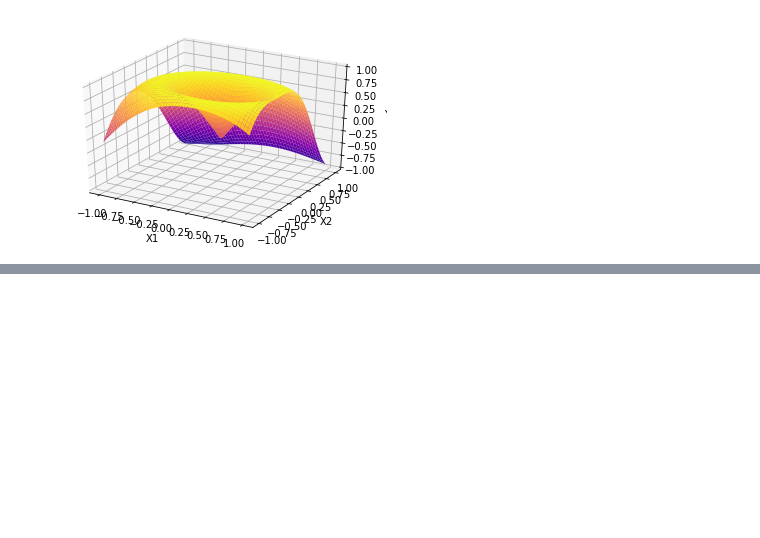
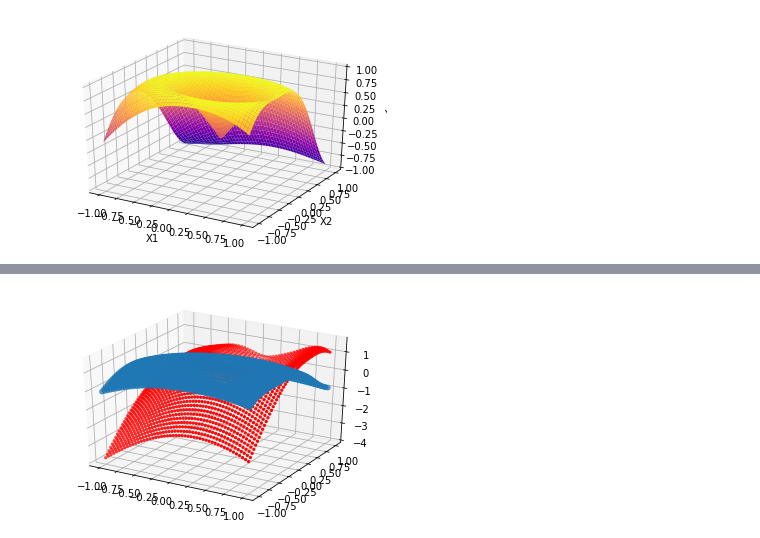
Before and after one commit to tsumansapkota/Experimentals, a Jupyter notebook: NN_Func_Approx/Spatial_Neurons/03.3_Distance_Visualization_2D_visualization_v0.ipynb, the cells around one changed output, grey strips where cells are left out. Cells and saved outputs as stored; diff of their text form; code cells hidden in the pictures; blank space fills up the shorter version.

```diff
--- a/NN_Func_Approx/Spatial_Neurons/03.3_Distance_Visualization_2D_visualization_v0.ipynb
+++ b/NN_Func_Approx/Spatial_Neurons/03.3_Distance_Visualization_2D_visualization_v0.ipynb
@@ -138,6 +167,6 @@ plt.show()
 # %% [output]
 [figure]
 # %%
-xx = np.c_[x1, x2]
-yy = Y.reshape(-1,1)
+xx = torch.Tensor(np.c_[x1, x2])
+yy = torch.Tensor(Y.reshape(-1,1))
 # %% [markdown]
@@ -148,0 +174,12 @@ hdt.create_child(depth=3)
+# %%
+net = nn.Sequential(
+    dtnn.DistanceTransform(2, 5),
+    nn.BatchNorm1d(5),
+#     nn.LeakyReLU(0.1),
+    dtnn.DistanceTransform(5,1),
+    nn.BatchNorm1d(1),
+    )
+# %%
+for i in range(len(net)):
+    if isinstance(net[i], nn.BatchNorm1d):
+        net[i].weight.data *= -1
@@ -149,2 +189,3 @@ hdt.create_child(depth=3)
 # %%
-yout = hdt.forward(xx)
+yout = net.forward(xx)
+xx.shape, yout.shape
@@ -151,8 +204,10 @@ yout = hdt.forward(xx)
 # %%
-%matplotlib tk
+%matplotlib inline
 fig = plt.figure()
 ax = fig.gca(projection='3d')
 ax.scatter(X1, X2, Y)
-ax.scatter(X1, X2, yout.reshape(-1), color='r', marker='.')
-fig.show()
+ax.scatter(X1, X2, yout.data.reshape(-1), color='r', marker='.')
+plt.show()
+# %% [output]
+[figure, added]
 # %%
```
Also changed, not shown: parts of 24 cells of this notebook, 1 other file.
